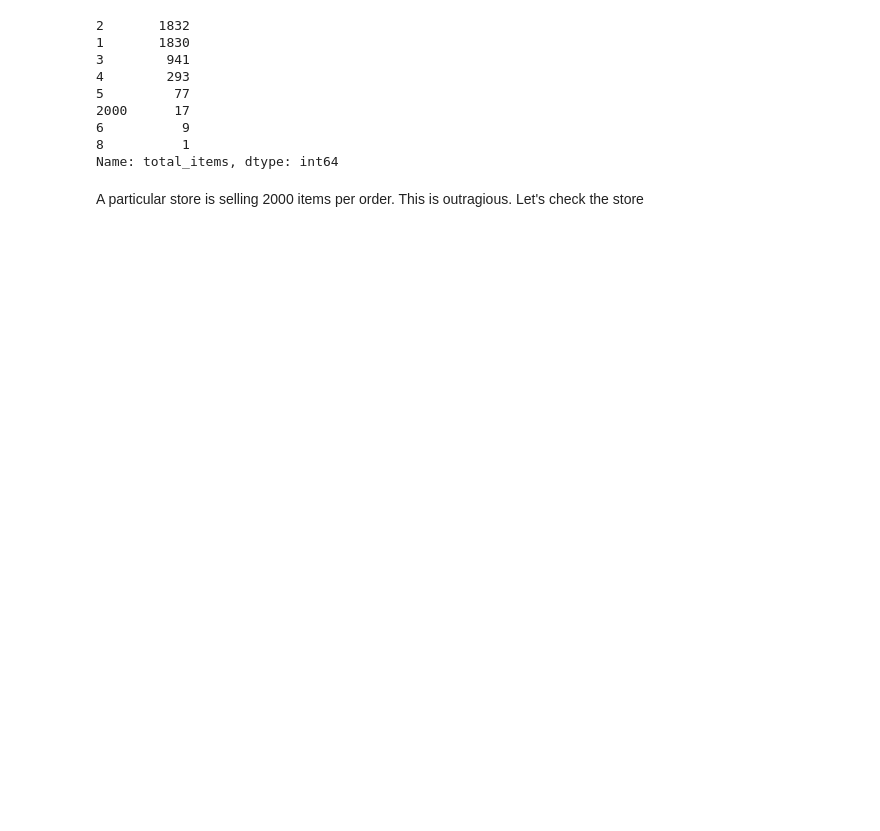
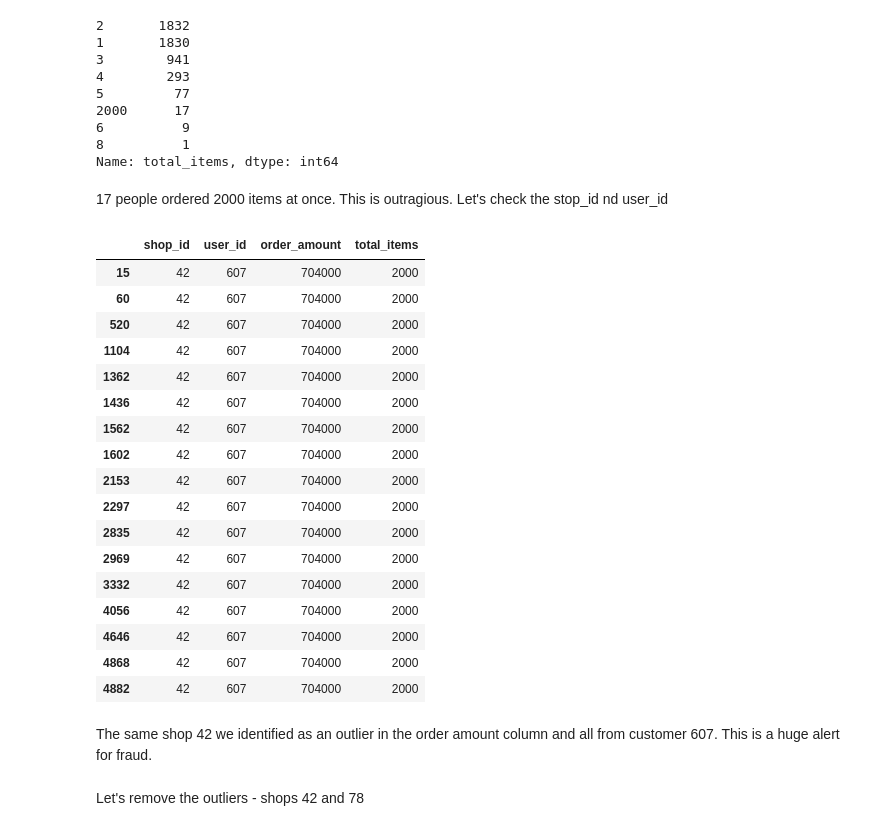
Before and after one commit to VictorUmunna/Shopify_Winter_2022_Data_Science_Intern_Challenge, a Jupyter notebook: Python_Challenge.ipynb, the cells around one changed output. Drawn from its saved outputs; the diff is of its cells as text; code cells hidden in the pictures; blank space fills up the shorter version.

```diff
--- a/Python_Challenge.ipynb
+++ b/Python_Challenge.ipynb
@@ -109,4 +116,29 @@ data['total_items'].value_counts()
 8          1
 Name: total_items, dtype: int64
 # %% [markdown]
-A particular store is selling 2000 items per order. This is outragious. Let's check the store
+17 people ordered 2000 items at once. This is outragious. Let's check the stop_id nd user_id
+# %%
+data[data['total_items'] == 2000]
+# %% [output]
+|  | shop_id | user_id | order_amount | total_items |
+| 15 | 42 | 607 | 704000 | 2000 |
+| 60 | 42 | 607 | 704000 | 2000 |
+| 520 | 42 | 607 | 704000 | 2000 |
+| 1104 | 42 | 607 | 704000 | 2000 |
+| 1362 | 42 | 607 | 704000 | 2000 |
+| 1436 | 42 | 607 | 704000 | 2000 |
+| 1562 | 42 | 607 | 704000 | 2000 |
+| 1602 | 42 | 607 | 704000 | 2000 |
+| 2153 | 42 | 607 | 704000 | 2000 |
+| 2297 | 42 | 607 | 704000 | 2000 |
+| 2835 | 42 | 607 | 704000 | 2000 |
+| 2969 | 42 | 607 | 704000 | 2000 |
+| 3332 | 42 | 607 | 704000 | 2000 |
+| 4056 | 42 | 607 | 704000 | 2000 |
+| 4646 | 42 | 607 | 704000 | 2000 |
+| 4868 | 42 | 607 | 704000 | 2000 |
+| 4882 | 42 | 607 | 704000 | 2000 |
+# %% [markdown]
+The same shop 42 we identified as an outlier in the order amount column and all from customer 607. This is a huge alert for fraud.
+# %% [markdown]
+Let's remove the outliers - shops 42 and 78
```
Also changed, not shown: parts of 11 cells of this notebook.
